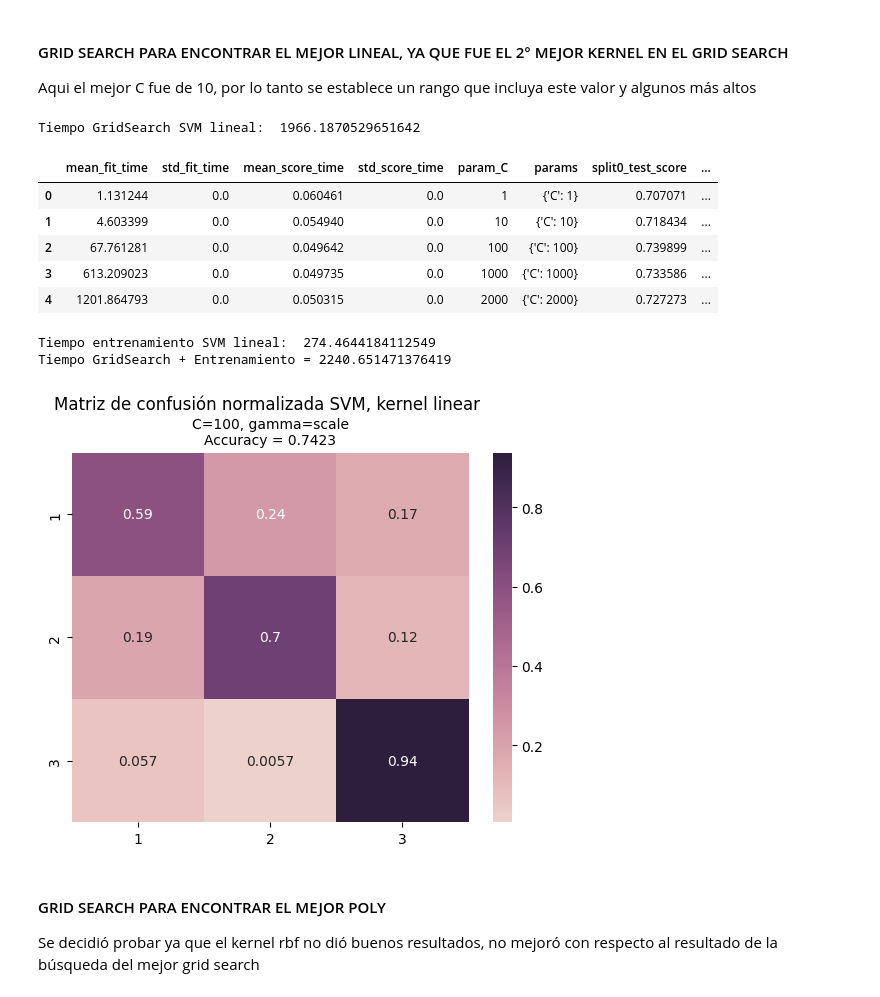
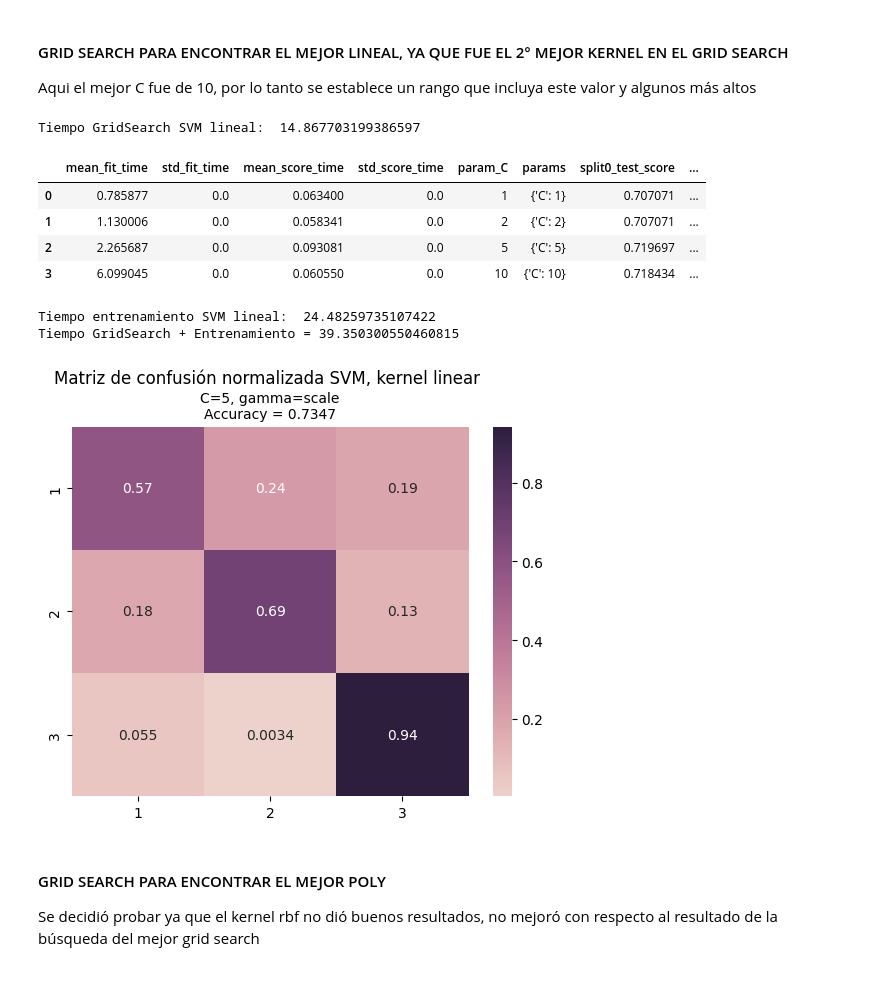
Before and after one commit to d4vidi4n/borradores, a Jupyter notebook: Proyecto_IC_Jorge_Estrada.ipynb, the cells around one changed output. Cells and saved outputs as stored; diff of their text form; code cells hidden in the pictures.

```diff
--- a/Proyecto_IC_Jorge_Estrada.ipynb
+++ b/Proyecto_IC_Jorge_Estrada.ipynb
@@ -390,24 +393,24 @@ Tiempo GridSearch + Entrenamiento = 20.41289710998535
 #### GRID SEARCH PARA ENCONTRAR EL MEJOR LINEAL, YA QUE FUE EL 2° MEJOR KERNEL EN EL GRID SEARCH
 Aqui el mejor C fue de 10, por lo tanto se establece un rango que incluya este valor y algunos más altos
 # %%
-parameters = {'C':[1, 10, 100, 1000, 2000]}
+# parameters = {'C':[1, 10, 100, 1000, 2000]} #Estos valores tan altos hacen que el modelo se tarde demasiado en entrenar
+parameters = {'C':[1, 2, 5, 10]}
 svc = svm.SVC(kernel='linear')
 best_model = make_clf(svc, parameters, df_train, y_train, df_val, y_val)
 
 y_pred = best_model.predict(df_val) # Predicción del conjunto de validación
 
 conf_mat(best_model, y_val, y_pred)
 # %% [output]
-Tiempo GridSearch SVM lineal:  1966.1870529651642
+Tiempo GridSearch SVM lineal:  14.867703199386597
 |  | mean_fit_time | std_fit_time | mean_score_time | std_score_time | param_C | params | split0_test_score | ... |
-| 0 | 1.131244 | 0.0 | 0.060461 | 0.0 | 1 | {'C': 1} | 0.707071 | ... |
-| 1 | 4.603399 | 0.0 | 0.054940 | 0.0 | 10 | {'C': 10} | 0.718434 | ... |
-| 2 | 67.761281 | 0.0 | 0.049642 | 0.0 | 100 | {'C': 100} | 0.739899 | ... |
-| 3 | 613.209023 | 0.0 | 0.049735 | 0.0 | 1000 | {'C': 1000} | 0.733586 | ... |
-| 4 | 1201.864793 | 0.0 | 0.050315 | 0.0 | 2000 | {'C': 2000} | 0.727273 | ... |
+| 0 | 0.785877 | 0.0 | 0.063400 | 0.0 | 1 | {'C': 1} | 0.707071 | ... |
+| 1 | 1.130006 | 0.0 | 0.058341 | 0.0 | 2 | {'C': 2} | 0.707071 | ... |
+| 2 | 2.265687 | 0.0 | 0.093081 | 0.0 | 5 | {'C': 5} | 0.719697 | ... |
+| 3 | 6.099045 | 0.0 | 0.060550 | 0.0 | 10 | {'C': 10} | 0.718434 | ... |
-Tiempo entrenamiento SVM lineal:  274.4644184112549
-Tiempo GridSearch + Entrenamiento = 2240.651471376419
+Tiempo entrenamiento SVM lineal:  24.48259735107422
+Tiempo GridSearch + Entrenamiento = 39.350300550460815
-[figure, old version]
+[figure, new version]
 # %% [markdown]
 #### GRID SEARCH PARA ENCONTRAR EL MEJOR POLY
 Se decidió probar ya que el kernel rbf no dió buenos resultados, no mejoró con respecto al resultado de la búsqueda del mejor grid search
```
Also changed, not shown: parts of 26 cells of this notebook.
